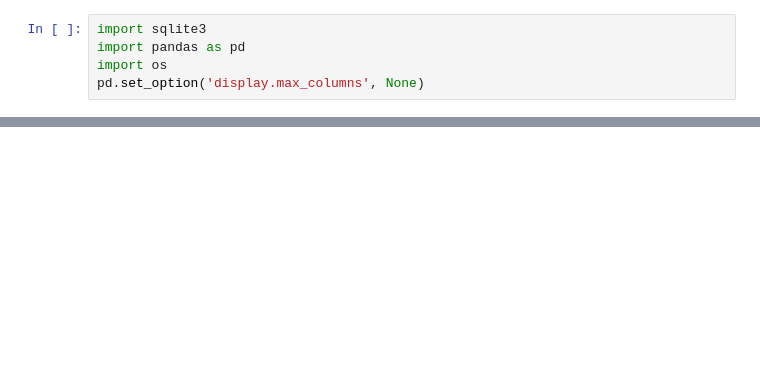
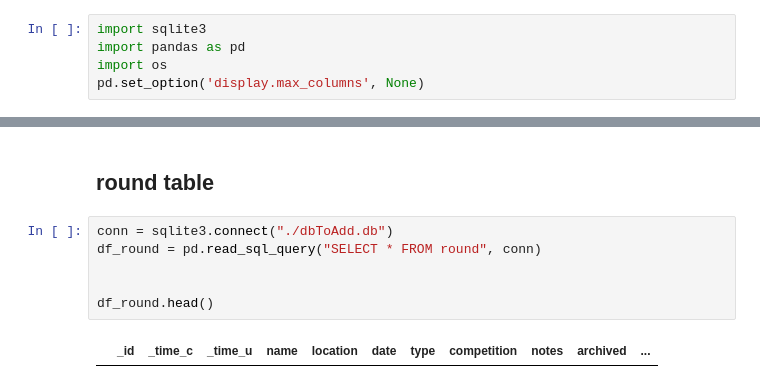
Before and after one commit to JarnoDeSmedt/streamlit-archery-logbook, a Jupyter notebook: DATA/data-exploration.ipynb, the cells around one changed output, grey strips where cells are left out. Drawn from its saved outputs; the diff is of its cells as text; blank space fills up the shorter version.

```diff
--- a/DATA/data-exploration.ipynb
+++ b/DATA/data-exploration.ipynb
@@ -181,3 +232,13 @@ df['competition'] = df['competition'].replace(competition_mapping)
 df['face'] = df['face'].replace(face_mapping)
 df['meteo_weather'] = df['meteo_weather'].replace(metheo_weather_mapping)
 df['meteo_wind'] = df['meteo_wind'].replace(meteo_wind_mapping)
+# %% [markdown]
+## round table
+# %%
+conn = sqlite3.connect("./dbToAdd.db")
+df_round = pd.read_sql_query("SELECT * FROM round", conn)
+
+
+df_round.head()
+# %% [output]
+|  | _id | _time_c | _time_u | name | location | date | type | competition | notes | archived | ... |
```
Also changed, not shown: parts of 21 cells of this notebook, 2 other files.
